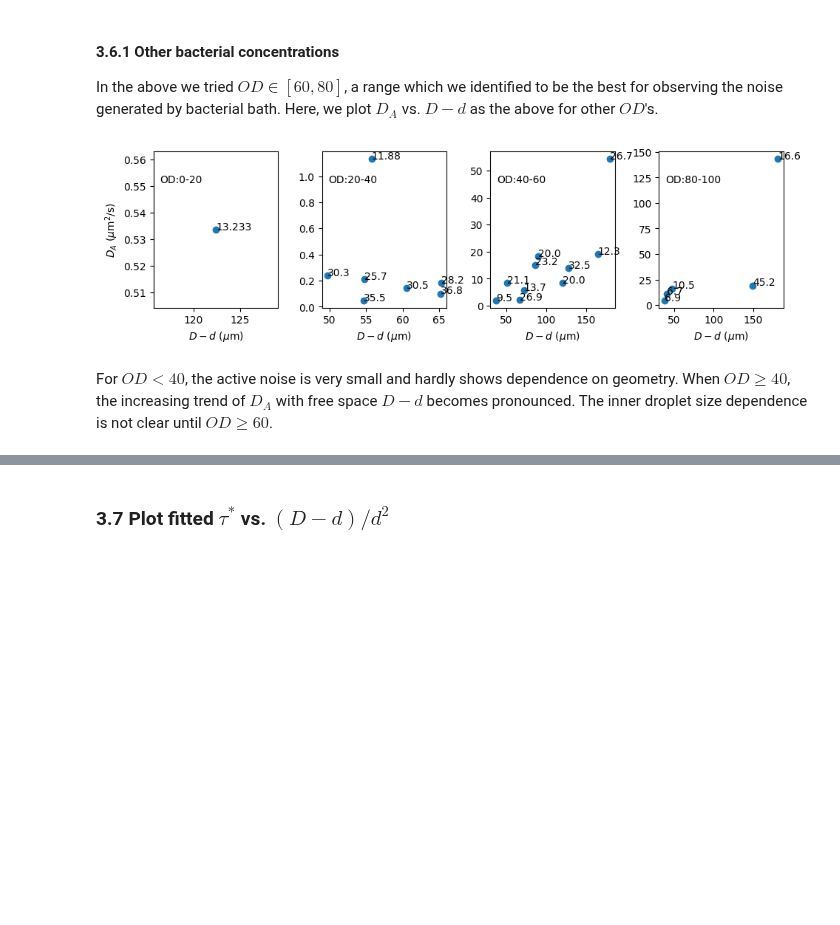
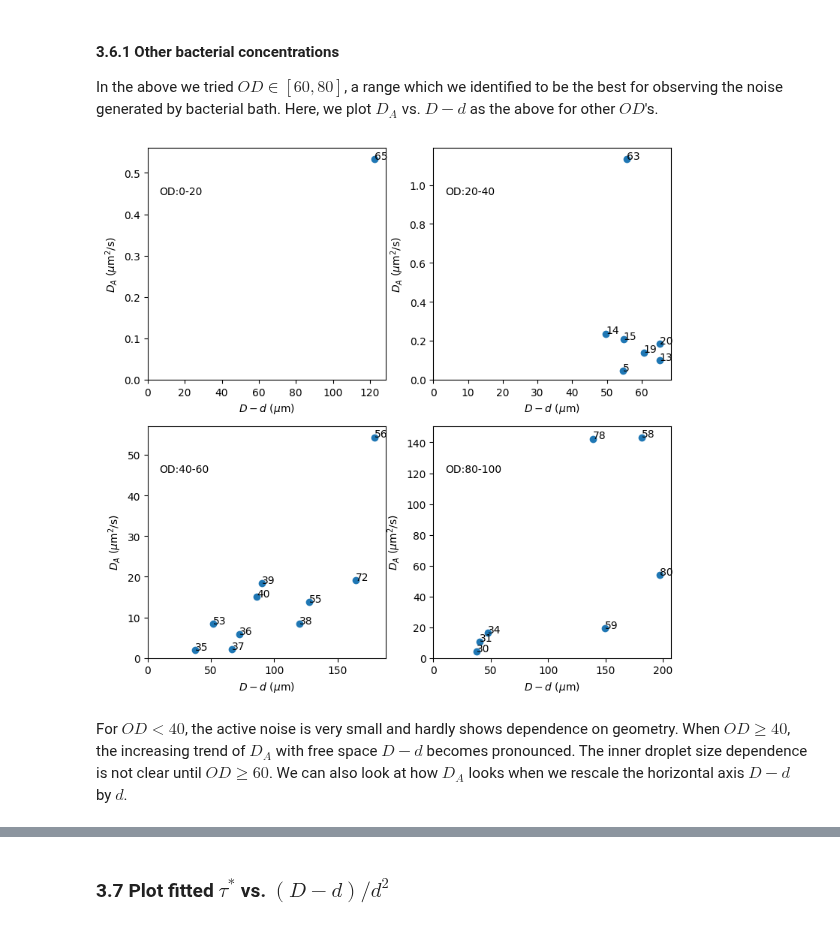
Before and after one commit to ZLoverty/DE, a Jupyter notebook: Code/DE data analysis.ipynb, the cells around one changed output, grey strips where cells are left out. Saved outputs shown, nothing was run; the diff lists cells and outputs as text; code cells hidden in the pictures; blank space fills up the shorter version.

Commit message:
DE data analysis continue

```diff
--- a/Code/DE data analysis.ipynb
+++ b/Code/DE data analysis.ipynb
@@ -480,11 +492,13 @@ log1 = log.loc[log.Comment!="Chile"]
 count = 0
 DA_list = [] # container for fitted D_A values
 tau_list = [] # container for fitted tau values
-for num, i in log1.iterrows():
+for num, i in log.iterrows():
+    if i["DE#"] < 80:
+        continue
     traj = pd.read_csv(os.path.join(traj_folder, "{:02d}.csv".format(i["DE#"])))
     msd = tp.msd(traj, mpp=i.MPP, fps=i.FPS, max_lagtime=traj.frame.max()//5)
     msd = msd.dropna()
-    popt, pcov = curve_fit(msd_model_simp, msd.lagt, msd["<y^2>"], p0=[1, 1.1], method="dogbox")
+    popt, pcov = curve_fit(msd_model_simp, msd.lagt, msd["<y^2>"], p0=[1, 2], method="lm")
     DA_list.append(popt[0])
     tau_list.append(popt[1])
     fig, ax = plt.subplots(figsize=(3.5, 3), dpi=100)
@@ -616,22 +633,28 @@ The data show a segregation by inner droplet size $d$. For small $d$, $D_A$ is l
 In the above we tried $OD\in[60, 80]$, a range which we identified to be the best for observing the noise generated by bacterial bath. Here, we plot $D_A$ vs. $D-d$ as the above for other $OD$'s.
 # %%
 OD_bounds = [[0, 20], [20, 40], [40, 60], [80, 100]]
-fig, ax = plt.subplots(ncols=4, figsize=(11, 2.8), dpi=100, gridspec_kw={"wspace": 0.35})
-count = 0
+fig = plt.figure(figsize=(9, 9), dpi=100)
+ax0 = fig.add_subplot(221)
+ax1 = fig.add_subplot(222)
+ax2 = fig.add_subplot(223)
+ax3 = fig.add_subplot(224)
+ax = [ax0, ax1, ax2, ax3]
 for bound, axx in zip(OD_bounds, ax):
-    log2 = log1.loc[(log1.OD>=bound[0])&(log1.OD<bound[1])]
+    log2 = log1.loc[(log1.OD>=bound[0])&(log1.OD<=bound[1])]
     log2 = log2.loc[~np.isnan(log2.t2)]
-    axx.scatter(log2.D-log2.d, log2.DA_fit)
+    x = log2.D-log2.d
+    y = log2.DA_fit
+    axx.scatter(x, y)
     for num, i in log2.iterrows():
-        axx.annotate(i["d"], (i.D-i.d, i.DA_fit))
+        axx.annotate(i["DE#"], (i.D-i.d, i.DA_fit))
     axx.annotate("OD:{0:d}-{1:d}".format(bound[0], bound[1]), [0.05, 0.8], xycoords="axes fraction", fontsize=10)
     axx.set_xlabel("$D-d$ ($\mu$m)")
-    if count == 0:
-        axx.set_ylabel("$D_A$ ($\mu$m$^2$/s)")
-        count += 1
+    axx.set_ylabel("$D_A$ ($\mu$m$^2$/s)")
+    axx.set_xlim([0, x.max()*1.05])
+    axx.set_ylim([0, y.max()*1.05])
 #     plt.xlim([0, 225])
 #     plt.ylim([0, 150])
 # %% [output]
-[figure, old version]
+[figure, new version]
 # %% [markdown]
-For $OD<40$, the active noise is very small and hardly shows dependence on geometry. When $OD\ge 40$, the increasing trend of $D_A$ with free space $D-d$ becomes pronounced. The inner droplet size dependence is not clear until $OD\ge 60$.
+For $OD<40$, the active noise is very small and hardly shows dependence on geometry. When $OD\ge 40$, the increasing trend of $D_A$ with free space $D-d$ becomes pronounced. The inner droplet size dependence is not clear until $OD\ge 60$. We can also look at how $D_A$ looks when we rescale the horizontal axis $D-d$ by $d$.
```
Also changed, not shown: parts of 17 cells of this notebook, 3 other files.
